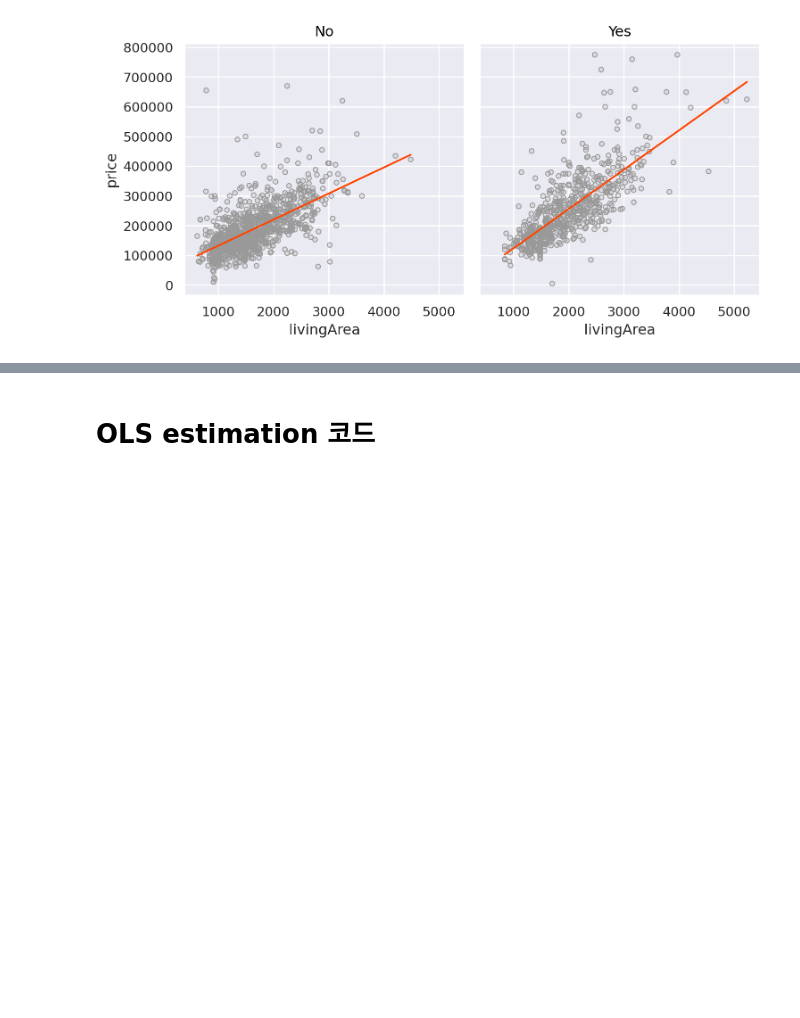
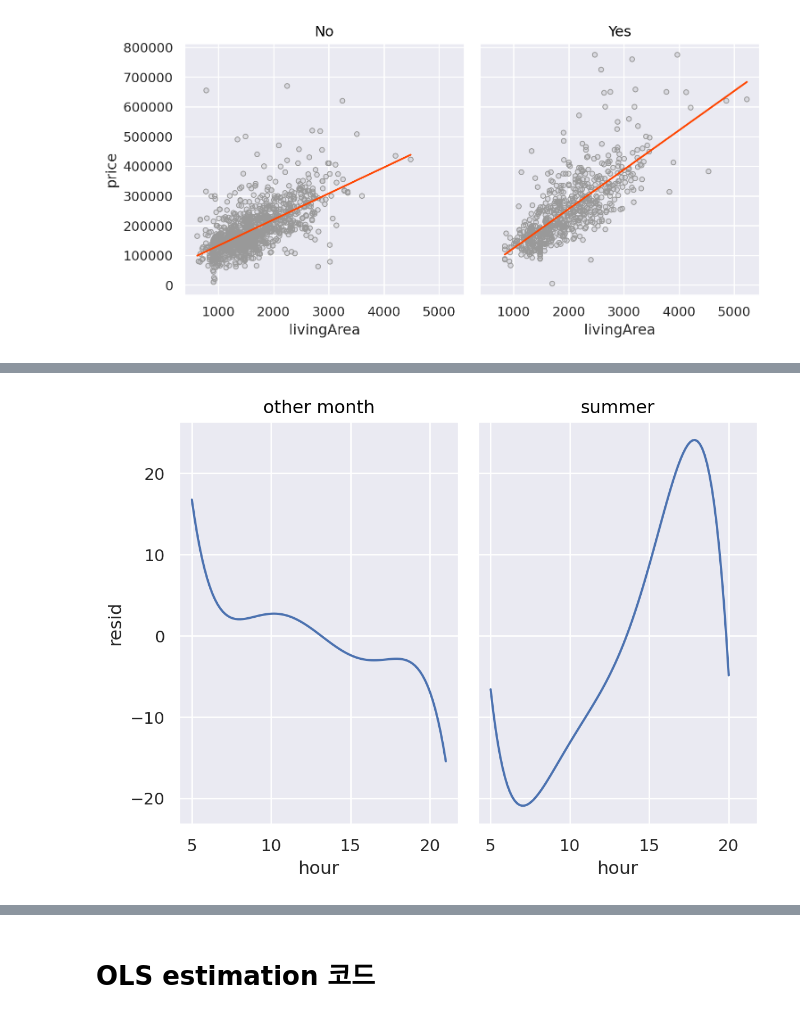
Before and after one commit to Felix-Silas/2024-1-Class, a Jupyter notebook: Data Analysis and Visualization/Final_exam_cheetsheet.ipynb, the cells around one changed output, grey strips where cells are left out. Drawn from its saved outputs; the diff is of its cells as text; code cells hidden in the pictures; blank space fills up the shorter version.

```diff
--- a/Data Analysis and Visualization/Final_exam_cheetsheet.ipynb
+++ b/Data Analysis and Visualization/Final_exam_cheetsheet.ipynb
@@ -120,0 +134,8 @@ houses = sm.datasets.get_rdataset("SaratogaHouses", "mosaicData").data
+# %%
+(
+    so.Plot(sfo, x='hour', y='resid')
+    .add(so.Line(), so.PolyFit(5))
+    .facet("season")
+)
+# %% [output]
+[figure, added]
```
Also changed, not shown: parts of 19 cells of this notebook.
